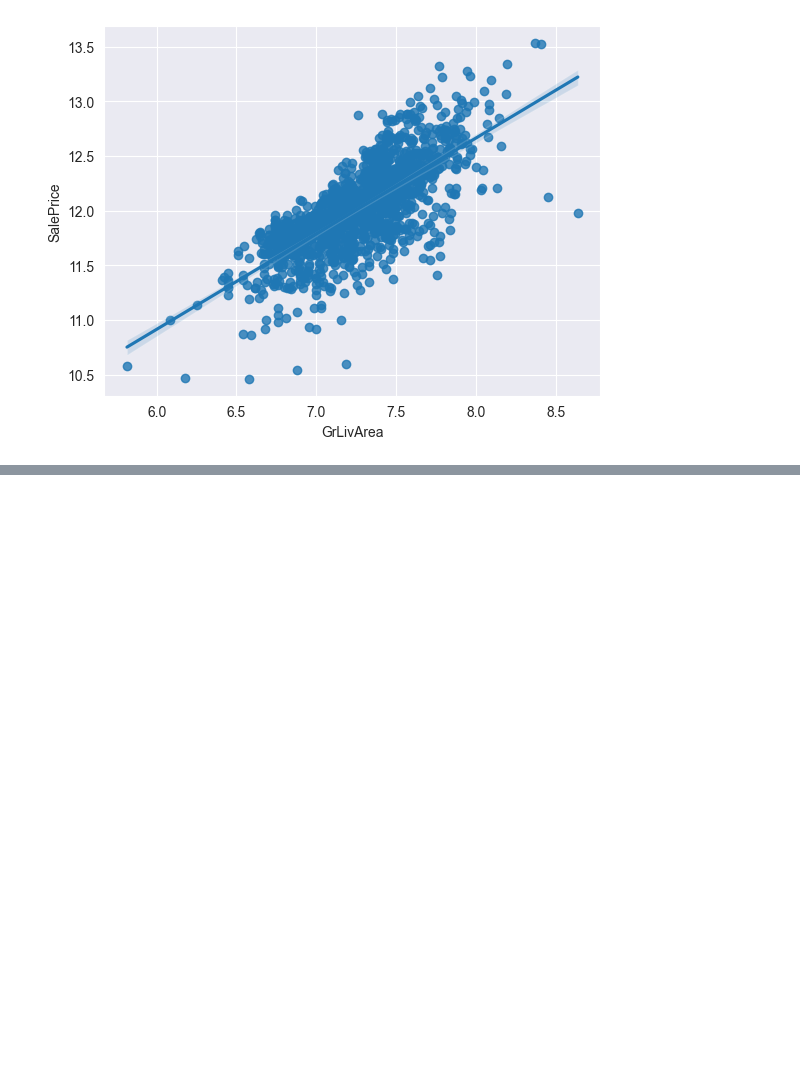
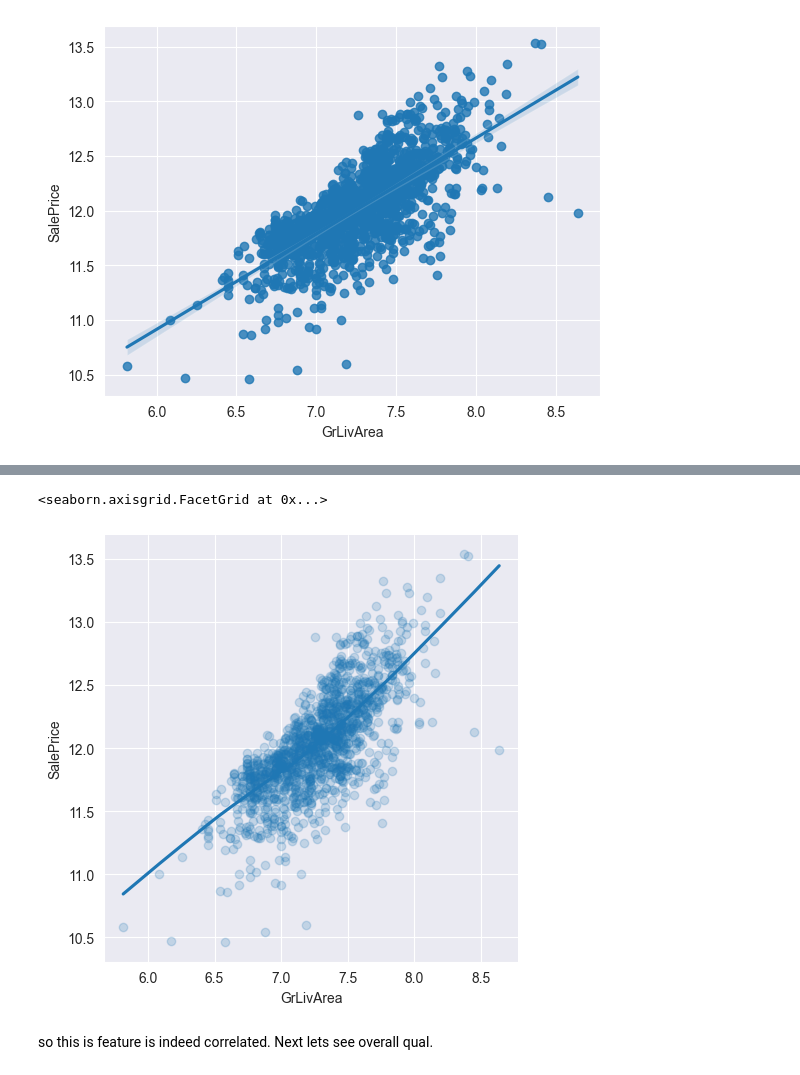
Before and after one commit to indian-coder-aarush/Learning, a Jupyter notebook: HousePriceEDA.ipynb, the cells around one changed output, grey strips where cells are left out. Saved outputs shown, nothing was run; the diff lists cells and outputs as text; code cells hidden in the pictures; blank space fills up the shorter version.

```diff
--- a/HousePriceEDA.ipynb
+++ b/HousePriceEDA.ipynb
@@ -122,0 +142,7 @@ now lets check the outliers of this feature with a boxplot
+# %%
+sns.lmplot(x="GrLivArea", y="SalePrice", data=data, lowess=True, scatter_kws={'alpha':0.2})
+# %% [output]
+<seaborn.axisgrid.FacetGrid at 0x...>
+[figure, added]
+# %% [markdown]
+so this is feature is indeed correlated. Next lets see overall qual.
```
Also changed, not shown: parts of 11 cells of this notebook.
